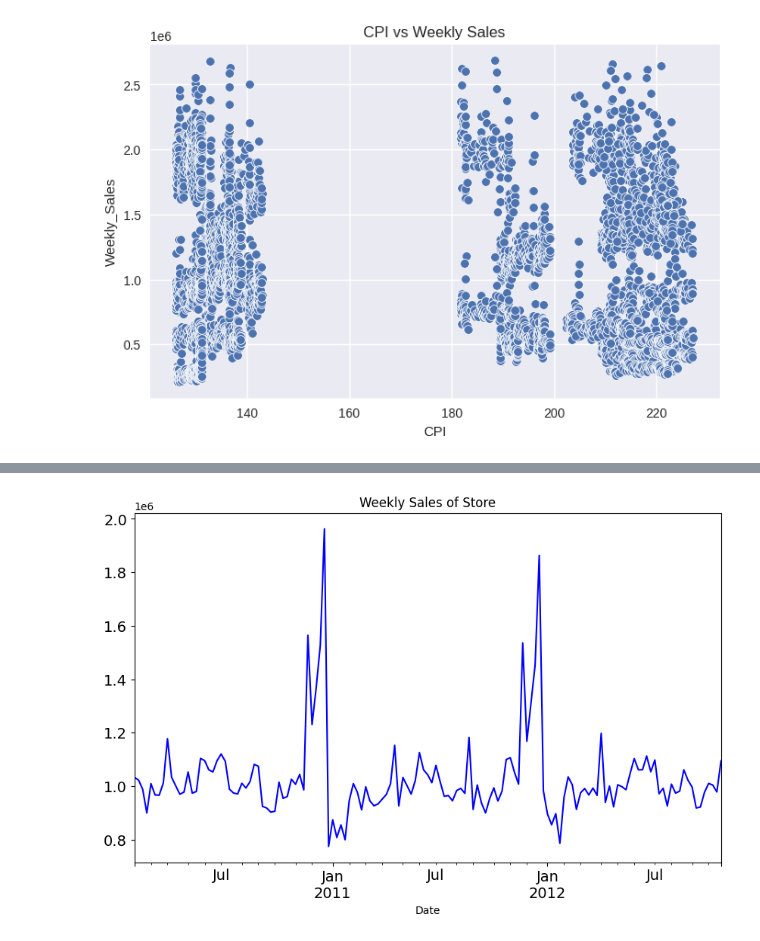
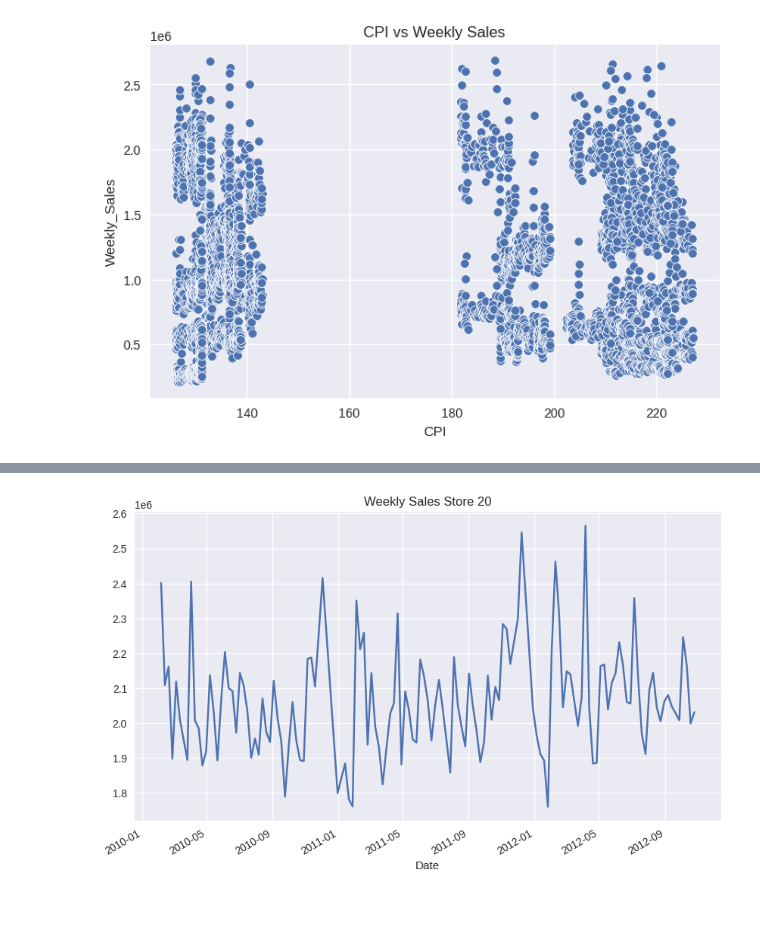
Before and after one commit to anur8591/walmart_capstone_project, a Jupyter notebook: walmart_capstone_project.ipynb, the cells around one changed output, grey strips where cells are left out. Saved outputs shown, nothing was run; the diff lists cells and outputs as text; code cells hidden in the pictures; blank space fills up the shorter version.

```diff
--- a/walmart_capstone_project.ipynb
+++ b/walmart_capstone_project.ipynb
@@ -211,0 +172,4 @@ sales.head()
+# %%
+# QUESTION (e)
+store_sales = df.groupby('Store')['Weekly_Sales'].sum().sort_values(ascending=False)
+store_sales.head(10)
@@ -211,0 +221,3 @@ sales.head()
+# %%
+top5 = store_sales.head(5).index
+top5
@@ -211,0 +226,5 @@ sales.head()
+# %%
+store_id = top5[0]
+store_data = df[df['Store'] == store_id]
+sales = store_data.groupby(store_data.index)['Weekly_Sales'].sum()
+sales.head()
@@ -212,9 +240,7 @@ sales.head()
 # %%
-sales.Weekly_Sales.plot(figsize=(10,6),
-                        title='Weekly Sales of Store',
-                        fontsize=14,
-                        color='blue')
+sales.plot(figsize=(10,6),
+           title=f"Weekly Sales Store {store_id}")
 plt.show()
 # %% [output]
-[figure, old version]
+[figure, new version]
 # %%
```
Also changed, not shown: parts of 27 cells of this notebook.
